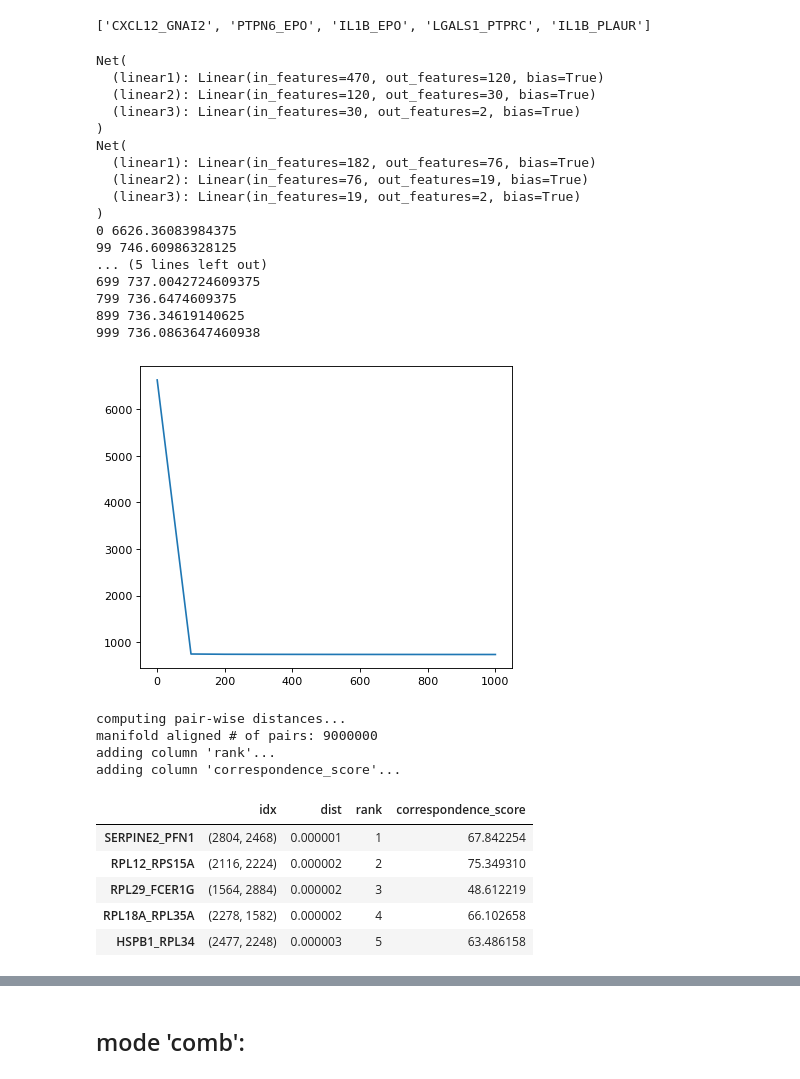
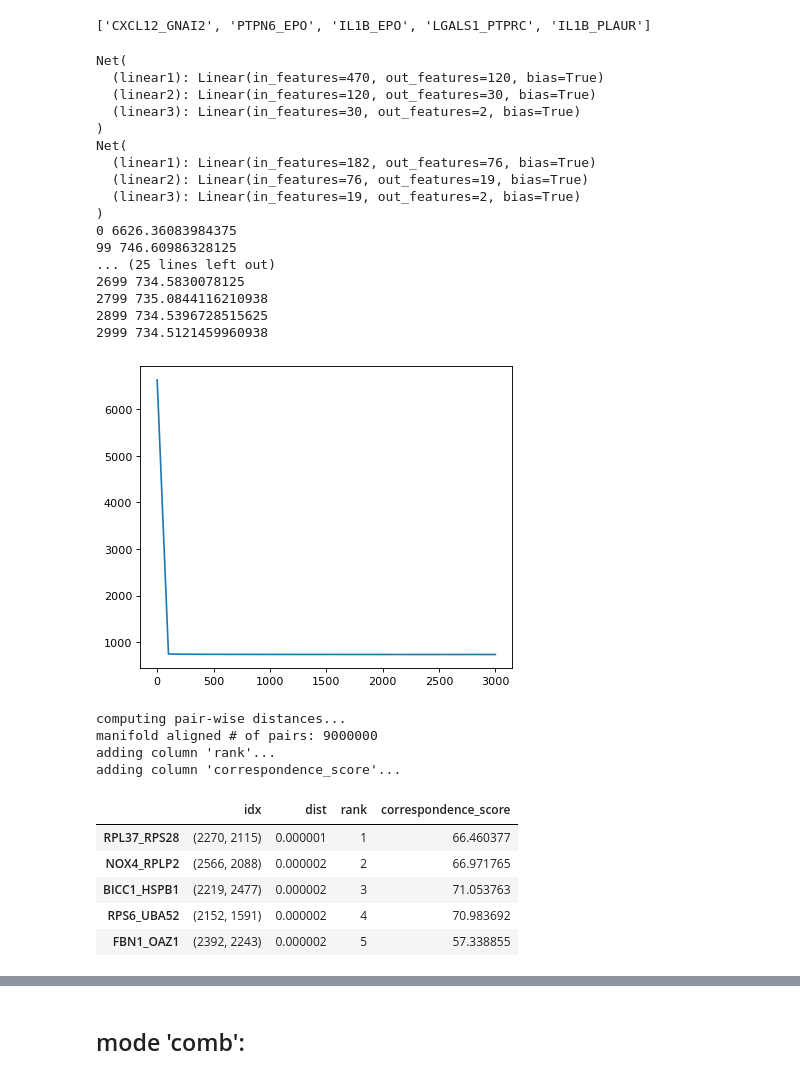
Before and after one commit to qwerty239qwe/Xct, a Jupyter notebook: note_test-heart.ipynb, the cells around one changed output, grey strips where cells are left out. Cells and saved outputs as stored; diff of their text form; code cells hidden in the pictures.

```diff
--- a/note_test-heart.ipynb
+++ b/note_test-heart.ipynb
@@ -149,26 +149,26 @@ candidates[:5]
 771
 ['CXCL12_GNAI2', 'PTPN6_EPO', 'IL1B_EPO', 'LGALS1_PTPRC', 'IL1B_PLAUR']
 # %%
-projections, losses = obj1.nn_projection(d = 2, n = 1000, lr = 0.001, plot_loss = True)
+projections, losses = obj1.nn_projection(d = 2, n = 3000, lr = 0.001, plot_loss = True)
 # %% [output]
 Net(
   (linear1): Linear(in_features=470, out_features=120, bias=True)
   (linear2): Linear(in_features=120, out_features=30, bias=True)
   (linear3): Linear(in_features=30, out_features=2, bias=True)
 )
 Net(
   (linear1): Linear(in_features=182, out_features=76, bias=True)
   (linear2): Linear(in_features=76, out_features=19, bias=True)
   (linear3): Linear(in_features=19, out_features=2, bias=True)
 )
 0 6626.36083984375
 99 746.60986328125
-... (5 lines left out)
-699 737.0042724609375
-799 736.6474609375
-899 736.34619140625
-999 736.0863647460938
+... (25 lines left out)
+2699 734.5830078125
+2799 735.0844116210938
+2899 734.5396728515625
+2999 734.5121459960938
-[figure, old version]
+[figure, new version]
 # %%
 df_nn = obj1.nn_output(projections)
 df_nn.head()
@@ -178,11 +178,11 @@ manifold aligned # of pairs: 9000000
 adding column 'rank'...
 adding column 'correspondence_score'...
 |  | idx | dist | rank | correspondence_score |
-| SERPINE2_PFN1 | (2804, 2468) | 0.000001 | 1 | 67.842254 |
-| RPL12_RPS15A | (2116, 2224) | 0.000002 | 2 | 75.349310 |
-| RPL29_FCER1G | (1564, 2884) | 0.000002 | 3 | 48.612219 |
-| RPL18A_RPL35A | (2278, 1582) | 0.000002 | 4 | 66.102658 |
-| HSPB1_RPL34 | (2477, 2248) | 0.000003 | 5 | 63.486158 |
+| RPL37_RPS28 | (2270, 2115) | 0.000001 | 1 | 66.460377 |
+| NOX4_RPLP2 | (2566, 2088) | 0.000002 | 2 | 66.971765 |
+| BICC1_HSPB1 | (2219, 2477) | 0.000002 | 3 | 71.053763 |
+| RPS6_UBA52 | (2152, 1591) | 0.000002 | 4 | 70.983692 |
+| FBN1_OAZ1 | (2392, 2243) | 0.000002 | 5 | 57.338855 |
 # %%
 #check corr
 
```
Also changed, not shown: parts of 4 cells of this notebook, 4 other files.
